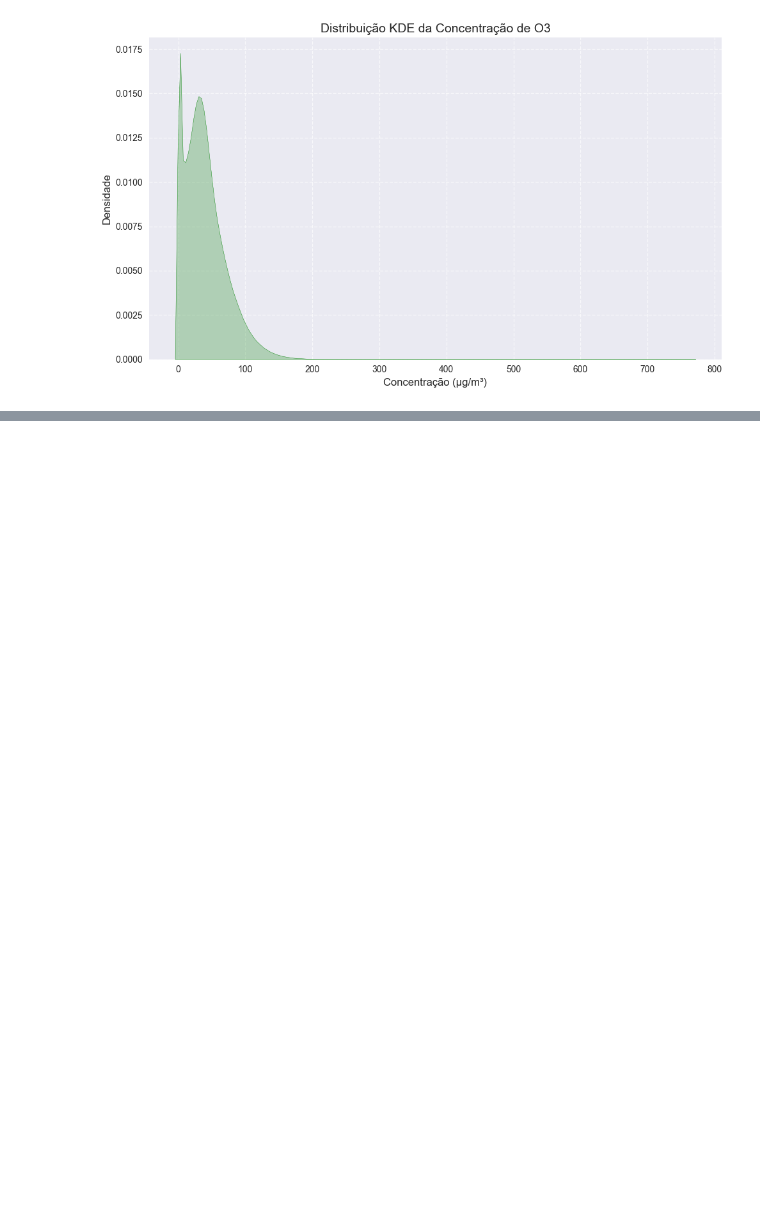
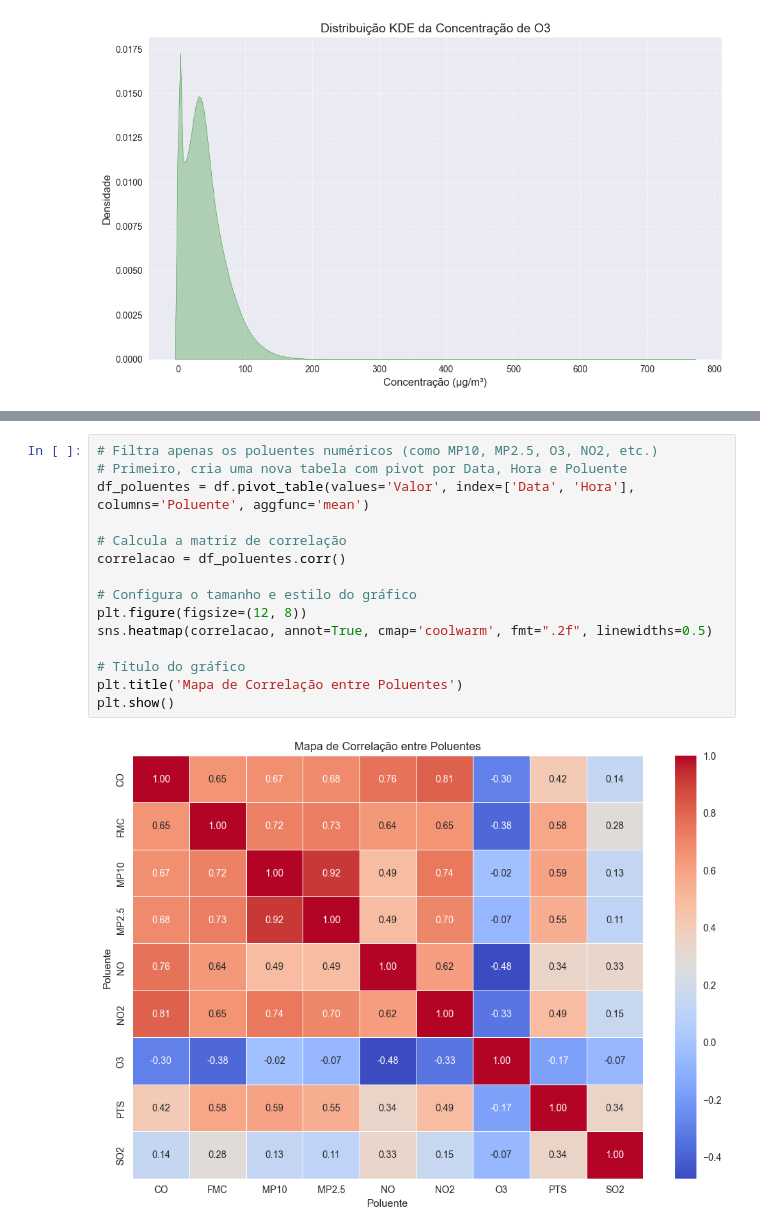
Before and after one commit to Jackson-Ramos/218606---ELABORAR-RELAT-RIO-ANAL-TICO-DE-DATA-SCIENCE, a Jupyter notebook: poluicao.ipynb, the cells around one changed output, grey strips where cells are left out. Cells and saved outputs as stored; diff of their text form; blank space fills up the shorter version.

```diff
--- a/poluicao.ipynb
+++ b/poluicao.ipynb
@@ -1103,0 +1171,17 @@ plt.show()
+# %%
+# Filtra apenas os poluentes numéricos (como MP10, MP2.5, O3, NO2, etc.)
+# Primeiro, cria uma nova tabela com pivot por Data, Hora e Poluente
+df_poluentes = df.pivot_table(values='Valor', index=['Data', 'Hora'], columns='Poluente', aggfunc='mean')
+
+# Calcula a matriz de correlação
+correlacao = df_poluentes.corr()
+
+# Configura o tamanho e estilo do gráfico
+plt.figure(figsize=(12, 8))
+sns.heatmap(correlacao, annot=True, cmap='coolwarm', fmt=".2f", linewidths=0.5)
+
+# Título do gráfico
+plt.title('Mapa de Correlação entre Poluentes')
+plt.show()
+# %% [output]
+[figure, added]
```
Also changed, not shown: parts of 3 cells of this notebook.
